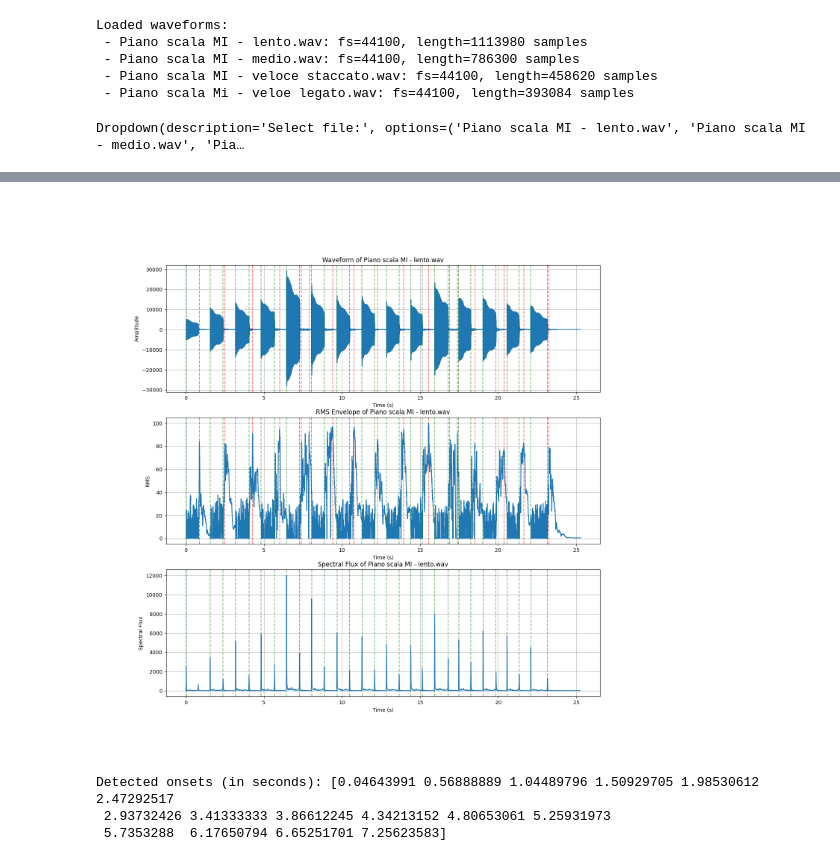
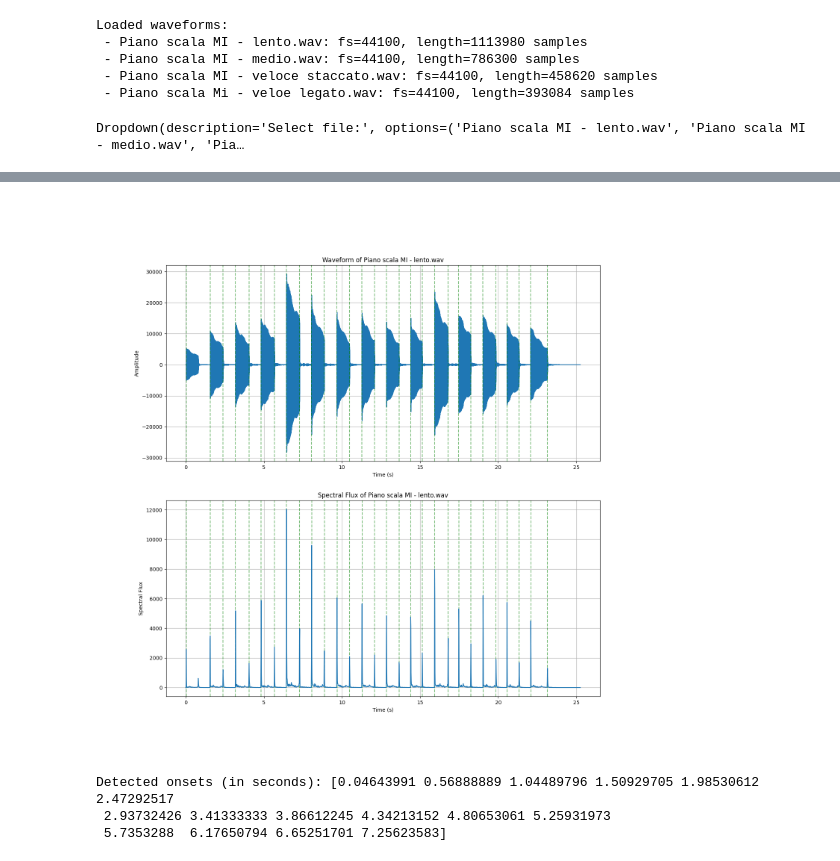
Before and after one commit to Lvetto/lmd_organo, a Jupyter notebook: onset_detection.ipynb, the cells around one changed output, grey strips where cells are left out. Drawn from its saved outputs; the diff is of its cells as text; code cells hidden in the pictures.

```diff
--- a/onset_detection.ipynb
+++ b/onset_detection.ipynb
@@ -140,35 +140,7 @@ def on_file_change(change):
 
     waveform_ax[1].clear()
 
-    rms_ch1 = moving_rms(ch1, window_size=window_size_slider.value)
-    rms_ch1 = np.concatenate((np.zeros(window_size_slider.value-1), rms_ch1))  # Pad to match original length
-
-    # remove infs and nans
-    rms_ch1 = np.nan_to_num(rms_ch1, nan=0.0, posinf=0.0, neginf=0.0)
-
-    # convolve to smooth the RMS envelope
-    rms_ch1 = np.convolve(rms_ch1, np.ones(convolve_window_slider.value)/convolve_window_slider.value, mode='same')
-
-    norm_rms_ch1 = rms_ch1 / np.max(rms_ch1) * 100  # Normalize to percentage
-
-    # find peaks in the RMS envelope
-    peaks, _ = sp.signal.find_peaks(norm_rms_ch1, height=40, distance=secs_to_samples(0.5, fs))
-
-    for peak in peaks:
-        waveform_ax[1].axvline(x=peak/fs, color='r', linestyle='--', alpha=0.5)
-        waveform_ax[0].axvline(x=peak/fs, color='r', linestyle='--', alpha=0.5)
-
-    time_rms = np.arange(len(rms_ch1)) / fs
-
-    waveform_ax[1].plot(time_rms, norm_rms_ch1, label='RMS Channel 1')
-    #rms_ch2 = moving_rms(ch2, window_size=window_size_slider.value)
-    #waveform_ax[1].plot(time_rms, rms_ch2, label='RMS Channel 2')
-    waveform_ax[1].set_title(f"RMS Envelope of {selected_file}")
-    waveform_ax[1].set_xlabel("Time (s)")
-    waveform_ax[1].set_ylabel("RMS")
-    waveform_ax[1].grid()
-
-    waveform_ax[2].clear()
+    waveform_ax[1].clear()
     inds, spectral_flux = compute_spectral_flux(ch1, frame_size=1024, hop_size=512)
 
     time_flux = inds / fs
@@ -176,50 +148,44 @@ def on_file_change(change):
     flux_peaks, _ = sp.signal.find_peaks(spectral_flux, prominence=1000, distance=10)
 
     for peak in flux_peaks:
-        waveform_ax[2].axvline(x=peak * (512 / fs), color='g', linestyle='--', alpha=0.5)
+        waveform_ax[1].axvline(x=peak * (512 / fs), color='g', linestyle='--', alpha=0.5)
         waveform_ax[0].axvline(x=peak * (512 / fs), color='g', linestyle='--', alpha=0.5)
-        waveform_ax[1].axvline(x=peak * (512 / fs), color='g', linestyle='--', alpha=0.5)
 
-    waveform_ax[2].plot(time_flux, spectral_flux, label='Spectral Flux')
-    waveform_ax[2].set_title(f"Spectral Flux of {selected_file}")
-    waveform_ax[2].set_xlabel("Time (s)")
-    waveform_ax[2].set_ylabel("Spectral Flux")
-    waveform_ax[2].grid()
+    waveform_ax[1].plot(time_flux, spectral_flux, label='Spectral Flux')
+    waveform_ax[1].set_title(f"Spectral Flux of {selected_file}")
+    waveform_ax[1].set_xlabel("Time (s)")
+    waveform_ax[1].set_ylabel("Spectral Flux")
+    waveform_ax[1].grid()
 
     waveform_fig.canvas.draw()
 
 def update_plots(change):
     on_file_change({'new': file_select.value})
 
 with plt.ioff():
-    waveform_fig, waveform_ax = plt.subplots(figsize=(15, 15), nrows=3)
+    waveform_fig, waveform_ax = plt.subplots(figsize=(15, 15), nrows=2)
 
     waveform_ax[0].set_title("Waveform")
     waveform_ax[0].set_xlabel("Time (s)")
     waveform_ax[0].set_ylabel("Amplitude")
     waveform_ax[0].grid()
 
-    waveform_ax[1].set_title("RMS Envelope")
+    waveform_ax[1].set_title("Spectral Flux")
     waveform_ax[1].set_xlabel("Time (s)")
-    waveform_ax[1].set_ylabel("RMS")
+    waveform_ax[1].set_ylabel("Spectral Flux")
     waveform_ax[1].grid()
-
-    waveform_ax[2].set_title("Spectral Flux")
-    waveform_ax[2].set_xlabel("Time (s)")
-    waveform_ax[2].set_ylabel("Spectral Flux")
-    waveform_ax[2].grid()
 
 
 display(file_select, window_size_slider, convolve_window_slider)
 file_select.observe(on_file_change, names='value')
 window_size_slider.observe(update_plots, names='value')
 convolve_window_slider.observe(update_plots, names='value')
 on_file_change({'new': file_select.value})  # Initialize with the first file
 plt.show()
 # %% [output]
 Dropdown(description='Select file:', options=('Piano scala MI - lento.wav', 'Piano scala MI - medio.wav', 'Pia…
 [interactive output not drawn]
 [interactive output not drawn]
-[figure, old version]
+[figure, new version]
 # %%
 filename = "Piano scala Mi - veloe legato.wav"
```
Also changed, not shown: parts of 13 cells of this notebook.
